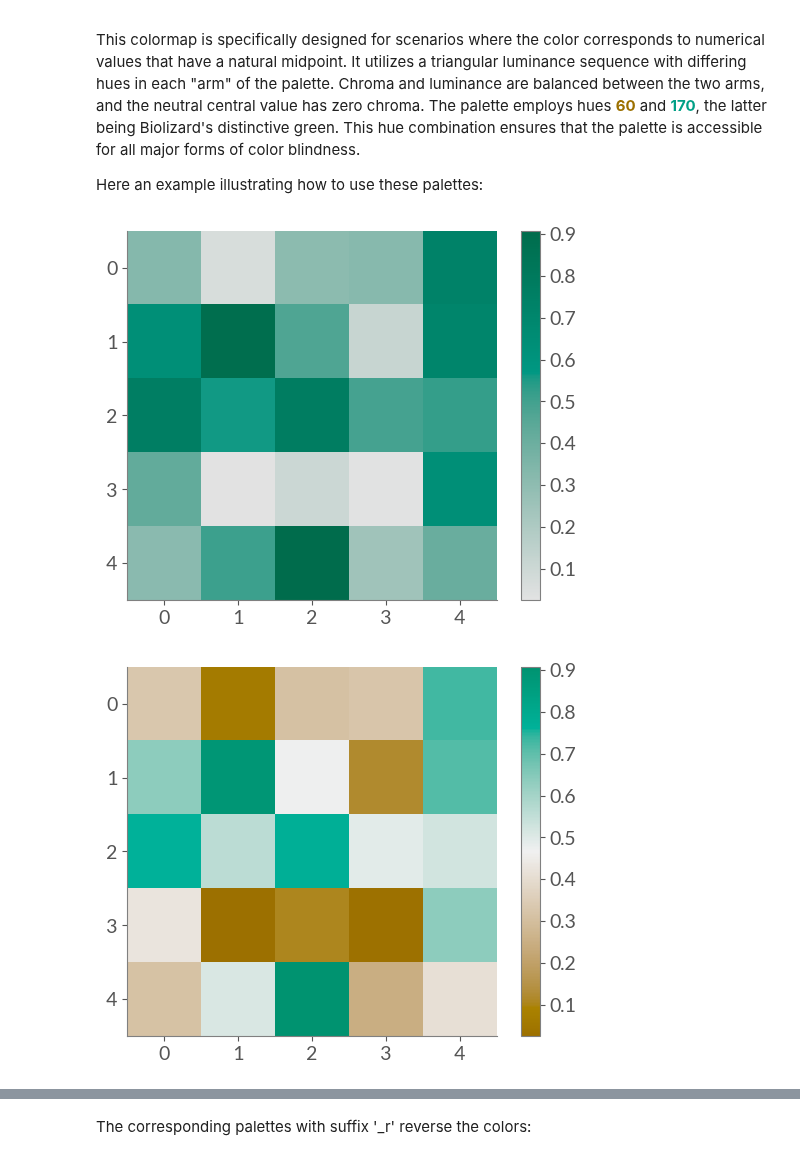
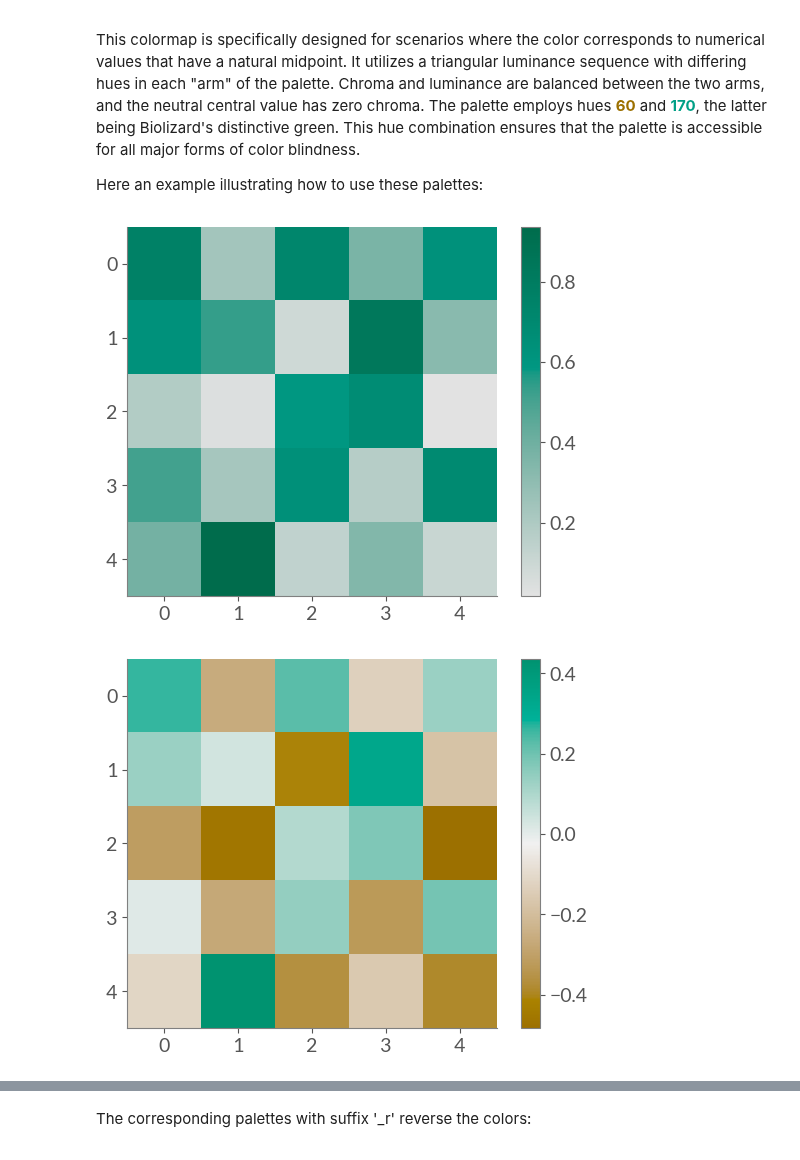
Before and after one commit to lizard-bio/nature-grade-visualization-playground, a Jupyter notebook: BioLizardStylePython/docs/_build/jupyter_execute/example.ipynb, the cells around one changed output, grey strips where cells are left out. Drawn from its saved outputs; the diff is of its cells as text; code cells hidden in the pictures.

```diff
--- a/BioLizardStylePython/docs/_build/jupyter_execute/example.ipynb
+++ b/BioLizardStylePython/docs/_build/jupyter_execute/example.ipynb
@@ -124,12 +124,21 @@ Here an example illustrating how to use these palettes:
 # %%
 data = np.random.rand(5, 5)  # Example data
 plt.imshow(data, cmap='biolizard_sequential_pal')
 plt.colorbar()
 plt.show()
 
-plt.imshow(data, cmap='biolizard_divergent_pal')
+plt.imshow(data-0.5, cmap='biolizard_divergent_pal')
 plt.colorbar()
 plt.show()
+
+plt.imshow(data, cmap='l_viridis_pal')
+plt.colorbar()
+plt.show()
+
+# l_viridis is the default in matplotlib:
+plt.imshow(data)
+plt.colorbar()
+plt.show()
 # %% [output]
-[figure, old version]
+[figure, new version]
-[figure, old version]
+[figure, new version]
```
Also changed, not shown: parts of 8 cells of this notebook, 49 other files.
